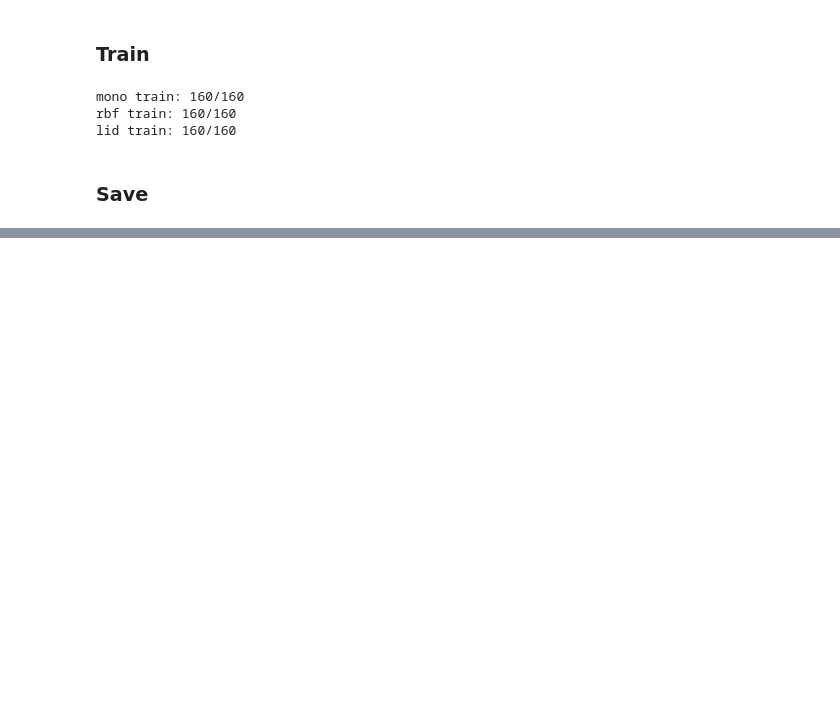
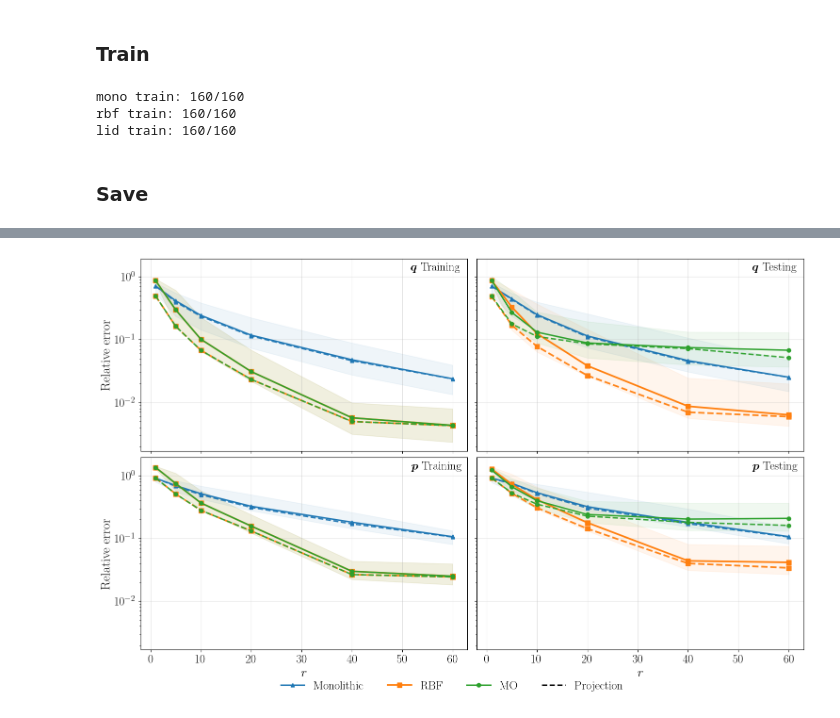
Before and after one commit to arjunveejay/TuckerROMs, a Jupyter notebook: experiments/Wave/run.ipynb, the cells around one changed output, grey strips where cells are left out. Drawn from its saved outputs; the diff is of its cells as text; code cells hidden in the pictures; blank space fills up the shorter version.

```diff
--- a/experiments/Wave/run.ipynb
+++ b/experiments/Wave/run.ipynb
@@ -264,0 +357,7 @@ np.savez(
+# %%
+# Tucker ranks (60, 60, 60)
+errs = np.load(os.path.join(savedir, "errors_60x60x60.npz"))
+plot_errors(errs)
+plt.show()
+# %% [output]
+[figure, added]
```
Also changed, not shown: parts of 17 cells of this notebook, 13 other files.
